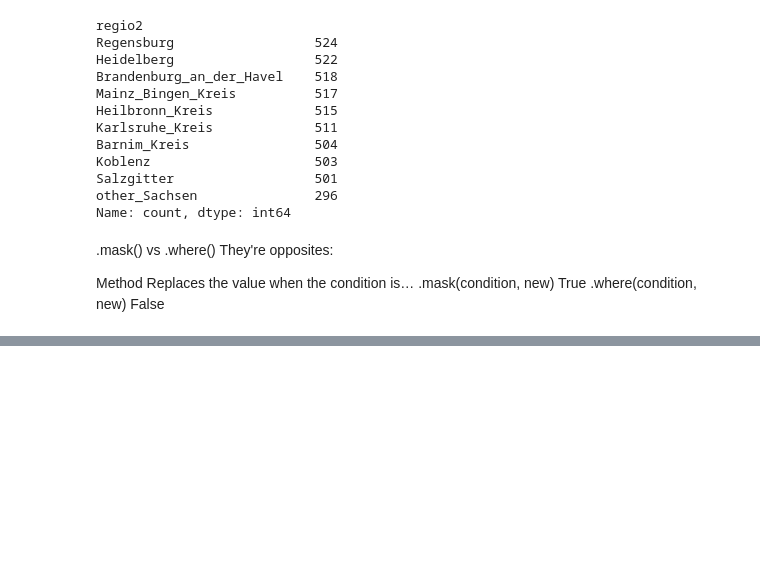
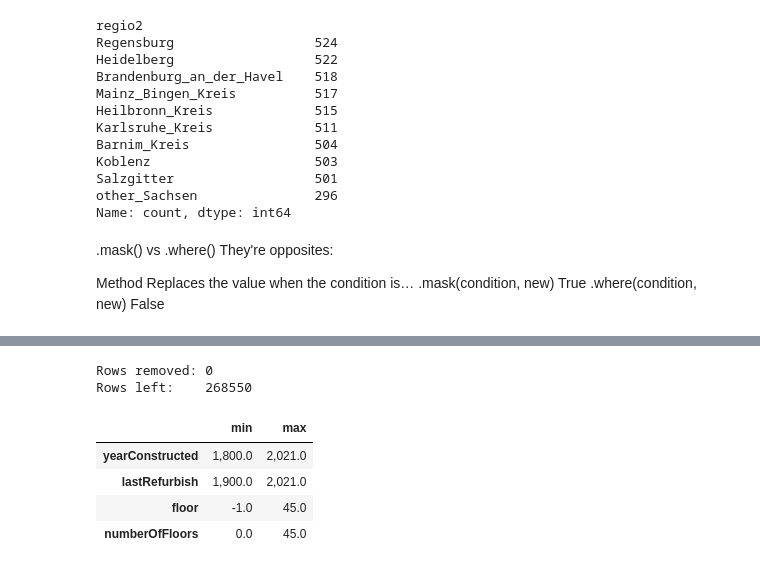
Before and after one commit to ihanmx/Rental_Datasert_study, a Jupyter notebook: notebooks/01_rental_classification.ipynb, the cells around one changed output, grey strips where cells are left out. Saved outputs shown, nothing was run; the diff lists cells and outputs as text; code cells hidden in the pictures; blank space fills up the shorter version.

Commit message:
feat(cleaning): clean dataset with cleaning log

```diff
--- a/notebooks/01_rental_classification.ipynb
+++ b/notebooks/01_rental_classification.ipynb
@@ -628,0 +702,38 @@ Method	Replaces the value when the condition is…
+# %%
+# Impossible value in a target ingredient
+# making assumbtions here affects the model decision
+rows_before = len(df_clean)
+# Mark the rows that break any rule
+bad_rows = (
+    (df_clean["baseRent"] <= 0)     | (df_clean["baseRent"] > 10000) |
+    (df_clean["livingSpace"] < 10)  | (df_clean["livingSpace"] > 400) |
+    (df_clean["noRooms"] > 20)
+)
+
+# Keep only the good rows (~ flips: good = NOT bad)
+good_rows = ~bad_rows
+df_clean = df_clean[good_rows]
+
+print("Rows removed:", rows_before - len(df_clean))
+print("Rows left:   ", len(df_clean))
+# %% [output]
+Rows removed: 0
+Rows left:    268550
+# %%
+# Impossible value in a clue
+# Years: before 1800 or after 2021 → impossible → empty
+df_clean.loc[(df_clean["yearConstructed"] < 1800) | (df_clean["yearConstructed"] > 2021), "yearConstructed"] = np.nan
+df_clean.loc[(df_clean["lastRefurbish"] < 1900) | (df_clean["lastRefurbish"] > 2021), "lastRefurbish"] = np.nan
+
+# Floors: above 50 (e.g. 999 = "unknown") → empty
+df_clean.loc[df_clean["floor"] > 50, "floor"] = np.nan
+df_clean.loc[df_clean["numberOfFloors"] > 50, "numberOfFloors"] = np.nan
+
+# Check: the max values should now be realistic
+df_clean[["yearConstructed", "lastRefurbish", "floor", "numberOfFloors"]].describe().T[["min", "max"]]
+# %% [output]
+|  | min | max |
+| yearConstructed | 1,800.0 | 2,021.0 |
+| lastRefurbish | 1,900.0 | 2,021.0 |
+| floor | -1.0 | 45.0 |
+| numberOfFloors | 0.0 | 45.0 |
```
Also changed, not shown: parts of 10 cells of this notebook.
